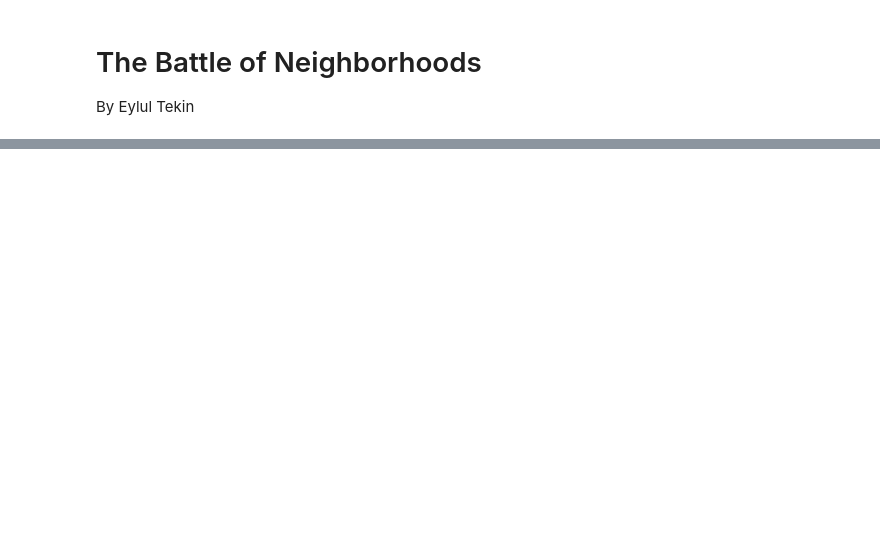
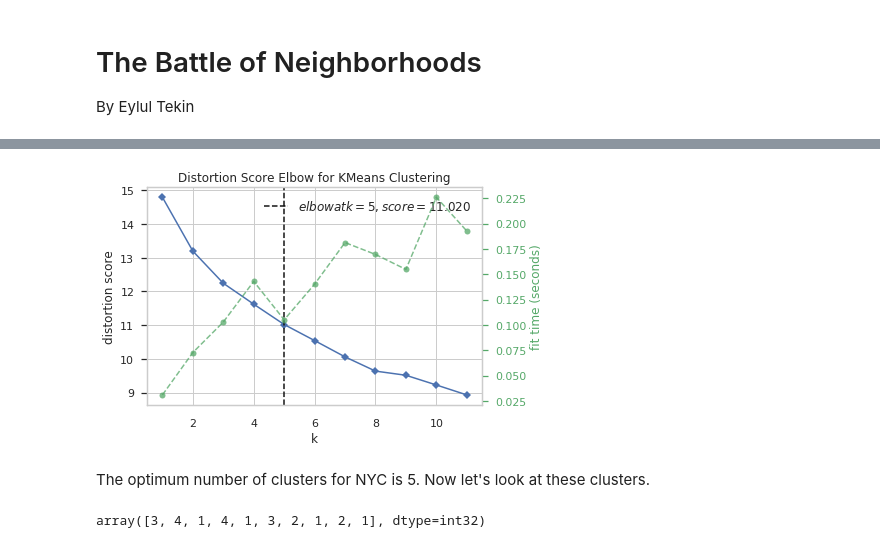
Before and after one commit to eetekin/Coursera_Capstone, a Jupyter notebook: 4-1-Battle-of-Neighborhoods-Assignment.ipynb, the cells around one changed output, grey strips where cells are left out. Cells and saved outputs as stored; diff of their text form; code cells hidden in the pictures; blank space fills up the shorter version.

```diff
--- a/4-1-Battle-of-Neighborhoods-Assignment.ipynb
+++ b/4-1-Battle-of-Neighborhoods-Assignment.ipynb
@@ -42,0 +203,11 @@ Then using neighborhood and location data, I will get the services of Foursquare
+# %%
+results = requests.get(url).json()
+venues = results['response']['groups'][0]['items']
+nearby_venues = json_normalize(venues) # flatten JSON
+# filter columns
+filtered_columns = ['venue.name', 'venue.categories', 'venue.location.lat', 'venue.location.lng']
+nearby_venues =nearby_venues.loc[:, filtered_columns]
+# filter the category for each row
+nearby_venues['venue.categories'] = nearby_venues.apply(get_category_type, axis=1)
+# clean columns
+nearby_venues.columns = [col.split(".")[-1] for col in nearby_venues.columns]
@@ -42,0 +271,3 @@ Then using neighborhood and location data, I will get the services of Foursquare
+# %%
+#Let's create this dataframe
+NYC_venues = getNearbyVenues(names=NYC_neig['Neighborhood'], latitudes=NYC_neig['Latitude'], longitudes=NYC_neig['Longitude'])
@@ -42,0 +758,24 @@ Then using neighborhood and location data, I will get the services of Foursquare
+# %%
+# one hot encoding
+NYC_onehot = pd.get_dummies(NYC_venues[['Venue Category']], prefix="", prefix_sep="")
+SF_onehot = pd.get_dummies(SF_venues[['Venue Category']], prefix="", prefix_sep="")
+LA_onehot = pd.get_dummies(LA_venues[['Venue Category']], prefix="", prefix_sep="")
+CHI_onehot = pd.get_dummies(CHI_venues[['Venue Category']], prefix="", prefix_sep="")
+
+# add neighborhood column back to dataframe
+NYC_onehot['Neighborhood'] = NYC_venues['Neighborhood']
+SF_onehot['Neighborhood'] = SF_venues['Neighborhood']
+LA_onehot['Neighborhood'] = LA_venues['Neighborhood']
+CHI_onehot['Neighborhood'] = CHI_venues['Neighborhood']
+
+# move neighborhood column to the first column
+NYC_onehot = NYC_onehot[[NYC_onehot.columns[-1]] + list(NYC_onehot.columns[:-1])]
+SF_onehot = SF_onehot[[SF_onehot.columns[-1]] + list(SF_onehot.columns[:-1])]
+LA_onehot = LA_onehot[[LA_onehot.columns[-1]] + list(LA_onehot.columns[:-1])]
+CHI_onehot = CHI_onehot[[CHI_onehot.columns[-1]] + list(CHI_onehot.columns[:-1])]
+
+#let's group rows by neighborhood and by taking the mean of the frequency of occurrence of each category
+NYC_grouped = NYC_onehot.groupby('Neighborhood').mean().reset_index()
+SF_grouped = SF_onehot.groupby('Neighborhood').mean().reset_index()
+LA_grouped = LA_onehot.groupby('Neighborhood').mean().reset_index()
+CHI_grouped = CHI_onehot.groupby('Neighborhood').mean().reset_index()
@@ -42,0 +863,17 @@ Then using neighborhood and location data, I will get the services of Foursquare
+# %%
+#The elbow method
+NYC_grouped_clustering = NYC_grouped.drop('Neighborhood', 1)
+NYC_model = KMeans(random_state=1)
+plt.figure(figsize=(6,4))
+visualizer = KElbowVisualizer(NYC_model, k=(1,12)).fit(NYC_grouped_clustering).show() # Fit the data to the visualizer
+# %% [output]
+[figure, added]
+# %% [markdown]
+The optimum number of clusters for NYC is 5. Now let's look at these clusters.
+# %%
+#Conduct the cluster analysis using the optimum number
+kclusters = 5 # set number of clusters
+NYC_kmeans = KMeans(n_clusters=kclusters, random_state=1).fit(NYC_grouped_clustering) # run k-means clustering
+NYC_kmeans.labels_[0:10] # check cluster labels generated for each row in the dataframe
+# %% [output]
+array([3, 4, 1, 4, 1, 3, 2, 1, 2, 1], dtype=int32)
```
Also changed, not shown: parts of 126 cells of this notebook.
